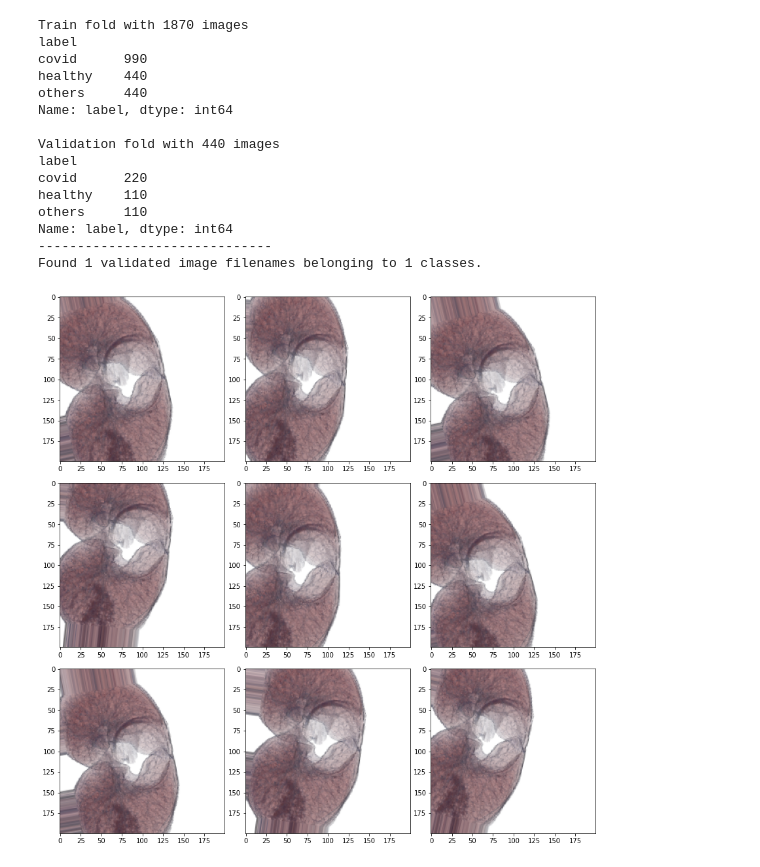
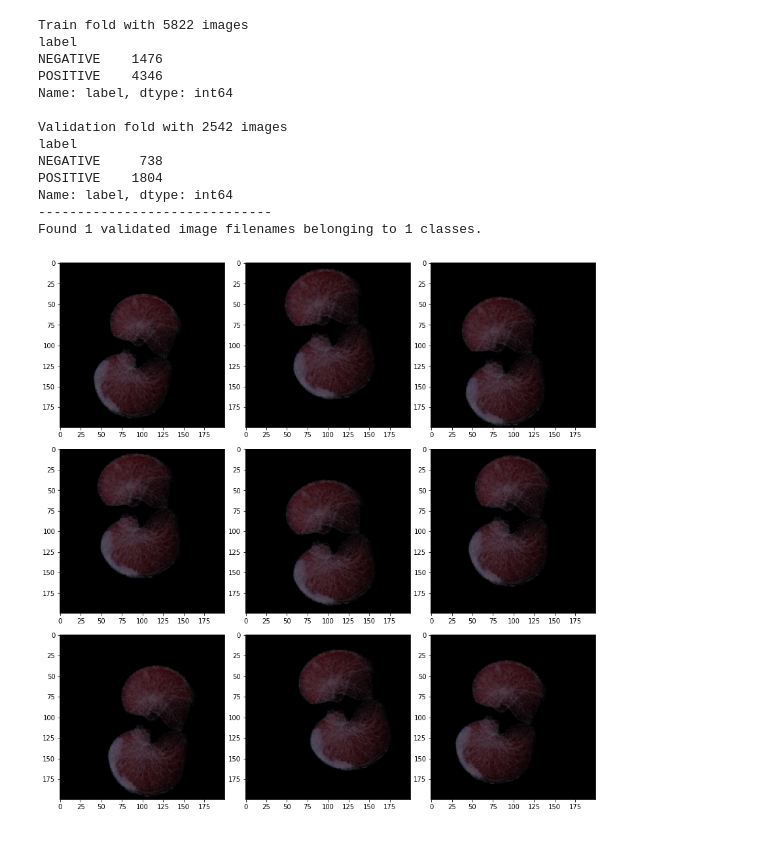
Before and after one commit to noamlr/img3d-lung-class, a Jupyter notebook: img_classification.ipynb, the cells around one changed output. Cells and saved outputs as stored; diff of their text form; code cells hidden in the pictures.

```diff
--- a/img_classification.ipynb
+++ b/img_classification.ipynb
@@ -69,0 +20,6 @@ SELECTED_MODEL = 'simple'
+# %%
+data = pd.read_csv('csv/exames.csv')
+data_pos = data[data.covid == 'POSITIVE']
+data_neg = data[data.covid == 'NEGATIVE']
+data_pos = data_pos.reset_index(drop=True)
+data_neg = data_neg.reset_index(drop=True)
@@ -77,20 +68,22 @@ def get_file_path(folder, search_filter=''):
                 paths.append(path)
     return paths
 
-def get_data_set(set_number, cur_subfile):
+def get_data_set(set_number, cur_subfile, data_train, data_test):
     dfs = []
     train_images = {"id": [], "label": []}
     validation_images = {"id": [], "label": []}
-    subset_imgs_folder_val = LIST_IMG_FOLDERS[set_number * 4:(set_number+1) * 4]
+#     subset_imgs_folder_val = LIST_IMG_FOLDERS[set_number * 4:(set_number+1) * 4]
+
+    LIST_IMG_FOLDERS = data['nome'].to_list()
+
 
     TRAIN_IMG_FOLDERS_SLICE = {}
-    for img_folder in LIST_IMG_FOLDERS:
-        if img_folder not in subset_imgs_folder_val:
-            TRAIN_IMG_FOLDERS_SLICE[img_folder] = TRAIN_IMG_FOLDERS[img_folder]
+    for _, row in data_train.iterrows():
+        TRAIN_IMG_FOLDERS_SLICE[row['nome']] = row['covid']
 
     VALIDATION_IMG_FOLDERS_SLICE = {}
-    for img_folder in subset_imgs_folder_val:
-        VALIDATION_IMG_FOLDERS_SLICE[img_folder] = TRAIN_IMG_FOLDERS[img_folder]
+    for _, row in data_test.iterrows():
+        VALIDATION_IMG_FOLDERS_SLICE[row['nome']] = row['covid']
 
 #     print(TRAIN_IMG_FOLDERS_SLICE)
 #     print(VALIDATION_IMG_FOLDERS_SLICE)
@@ -198,35 +191,33 @@ def get_data_generator(dataframe, x_col, y_col, subset=None, shuffle=True, batch
     )
     return data_generator
 # %%
-train_df, validation_df = get_data_set(0, SUB_FILE[0])
+train_df, validation_df = get_data_set(0, SUB_FILE[0], data_train, data_test)
 example_df = train_df.sample(n=1).reset_index(drop=True)
 example_generator = get_data_generator(example_df, "id", "label", class_mode = "categorical")
 plt.figure(figsize = (12,12))
 for i in range(0, 9):
         plt.subplot(3, 3, i+1)
         for X_batch, Y_batch in example_generator:
             image = X_batch[0]
             plt.imshow(image)
             break
 plt.tight_layout()
 plt.show()
 # %% [output]
-Train fold with 1870 images
+Train fold with 5822 images
 label
-covid      990
-healthy    440
-others     440
+NEGATIVE    1476
+POSITIVE    4346
 Name: label, dtype: int64
 
-Validation fold with 440 images
+Validation fold with 2542 images
 label
-covid      220
-healthy    110
-others     110
+NEGATIVE     738
+POSITIVE    1804
 Name: label, dtype: int64
 ------------------------------
 Found 1 validated image filenames belonging to 1 classes.
-[figure, old version]
+[figure, new version]
 # %%
 def get_model():
     with tf.device('/GPU:0'):
```
Also changed, not shown: parts of 5 cells of this notebook, 7 other files.
